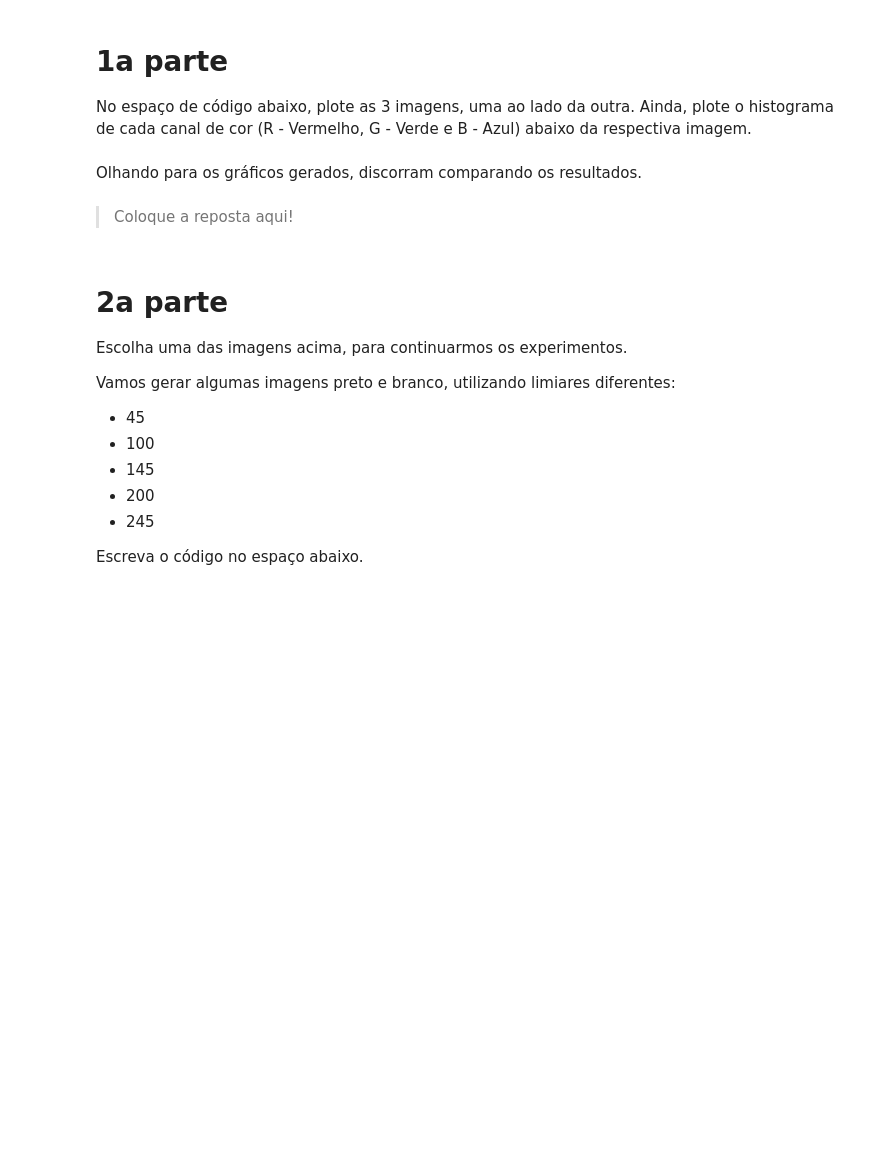
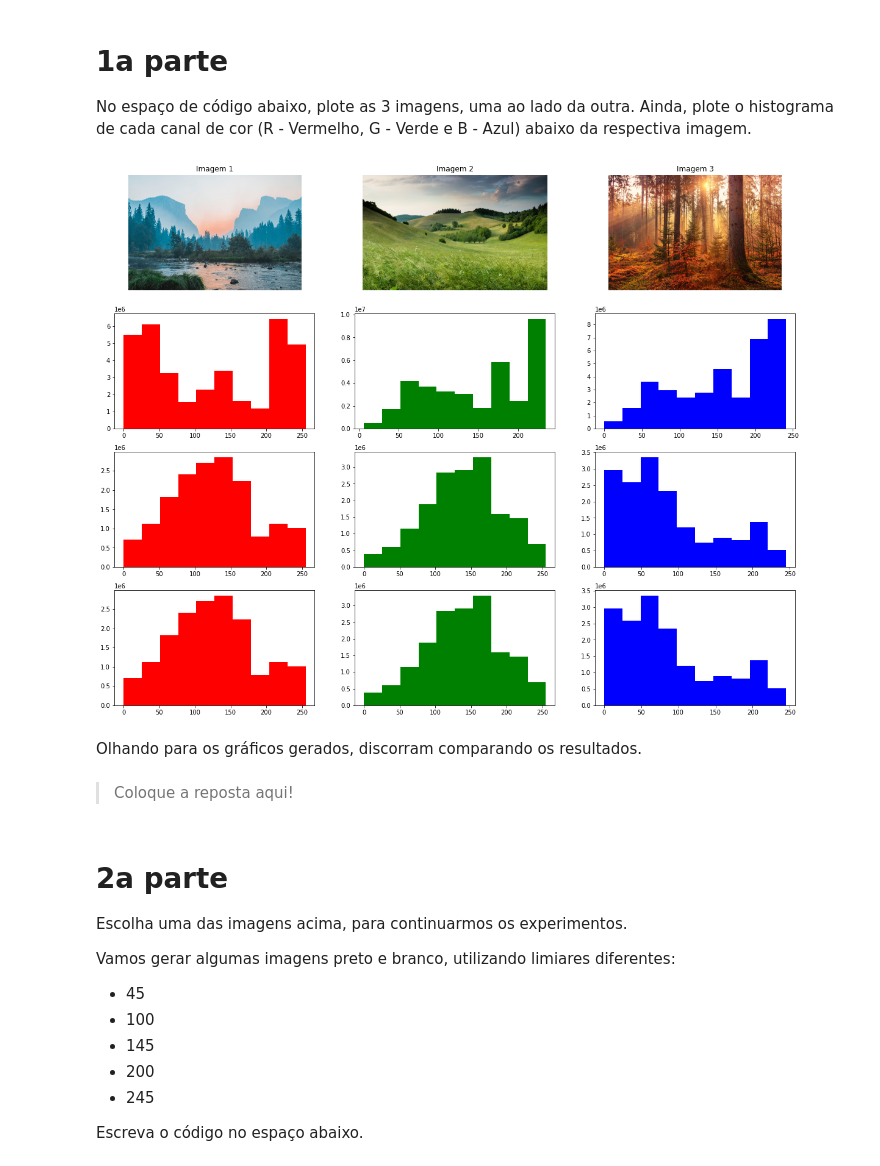
Before and after one commit to fdiogoc/labs, a Jupyter notebook: code_02.ipynb, the cells around one changed output. Cells and saved outputs as stored; diff of their text form; code cells hidden in the pictures; blank space fills up the shorter version.

```diff
--- a/code_02.ipynb
+++ b/code_02.ipynb
@@ -18,6 +60,75 @@ No espaço de código abaixo, escreva os `imports` necessários para começarmos
 # 1a parte
 
 No espaço de código abaixo, plote as 3 imagens, uma ao lado da outra. Ainda, plote o histograma de cada canal de cor (R - Vermelho, G - Verde e B - Azul) abaixo da respectiva imagem.
+# %%
+imagem_1_arr = np.array(imagem_1)
+imagem_2_arr = np.array(imagem_2)
+imagem_3_arr = np.array(imagem_3)
+
+red_1 = imagem_1_arr[:,:,0]
+green_1 = imagem_1_arr[:,:,1]
+blue_1 = imagem_1_arr[:,:,2]
+
+red_2 = imagem_2_arr[:,:,0]
+green_2 = imagem_2_arr[:,:,1]
+blue_2 = imagem_2_arr[:,:,2]
+
+red_3 = imagem_3_arr[:,:,0]
+green_3 = imagem_3_arr[:,:,1]
+blue_3 = imagem_3_arr[:,:,2]
+
+plt.figure(figsize=(20,16))
+
+plt.subplot(431) #131 1 linha 3 colunas posição 1
+plt.title('Imagem 1')
+plt.axis('off')
+plt.imshow(imagem_1)
+
+plt.subplot(432) #132 1 linha 3 colunas posição 2
+plt.title('Imagem 2')
+plt.axis('off')
+plt.axis('off')
+plt.imshow(imagem_2)
+
+plt.subplot(433) #133 1 linha 3 colunas posição 3
+plt.title('Imagem 3')
+plt.axis('off')
+plt.imshow(imagem_3)
+
+
+
+plt.subplot(434)
+plt.hist(red_1.ravel(), color='red')
+
+plt.subplot(435)
+plt.hist(green_1.ravel(), color='green')
+
+plt.subplot(436)
+plt.hist(blue_1.ravel(), color='blue')
+
+
+plt.subplot(437)
+plt.hist(red_2.ravel(), color='red')
+
+plt.subplot(438)
+plt.hist(green_2.ravel(), color='green')
+
+plt.subplot(439)
+plt.hist(blue_2.ravel(), color='blue')
+
+
+plt.subplot(4,3,10)
+plt.hist(red_2.ravel(), color='red')
+
+plt.subplot(4,3,11)
+plt.hist(green_2.ravel(), color='green')
+
+plt.subplot(4,3,12)
+plt.hist(blue_2.ravel(), color='blue')
+
+plt.show()
+# %% [output]
+[figure, added]
 # %% [markdown]
 Olhando para os gráficos gerados, discorram comparando os resultados.
 # %% [markdown]
```
Also changed, not shown: parts of 3 cells of this notebook.
